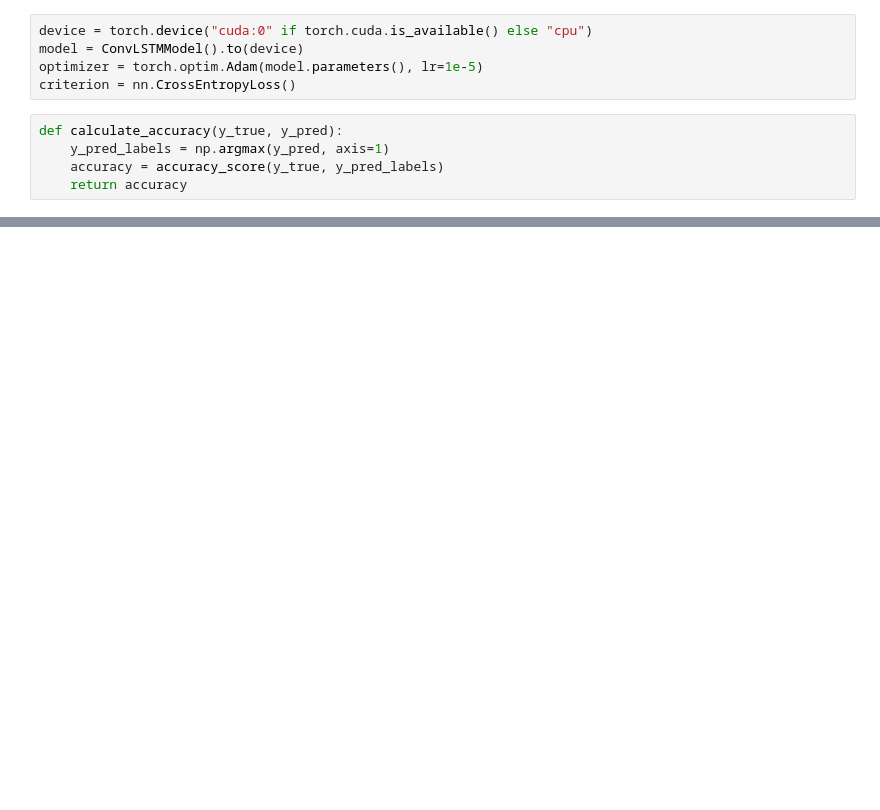
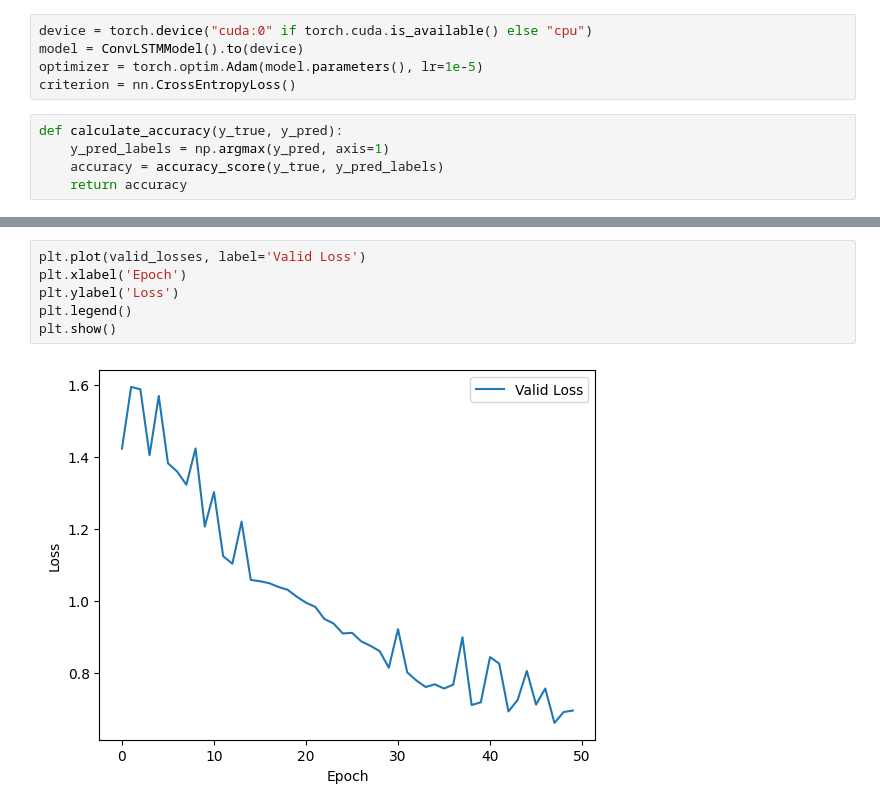
Before and after one commit to kujoki/TS_for_Human_Activity_Recognition, a Jupyter notebook: WISDM.ipynb, the cells around one changed output, grey strips where cells are left out. Saved outputs shown, nothing was run; the diff lists cells and outputs as text; blank space fills up the shorter version.

```diff
--- a/WISDM.ipynb
+++ b/WISDM.ipynb
@@ -292,3 +335,11 @@ validation_loss nan, validation_accuracy 0.6790865384615384
+# %%
+plt.plot(valid_losses, label='Valid Loss')
+plt.xlabel('Epoch')
+plt.ylabel('Loss')
+plt.legend()
+plt.show()
+# %% [output]
+[figure, added]
 # %%
 plt.plot(train_losses,label='train_loss')
 plt.plot(valid_losses,label='valid_loss')
```
Also changed, not shown: parts of 21 cells of this notebook.
